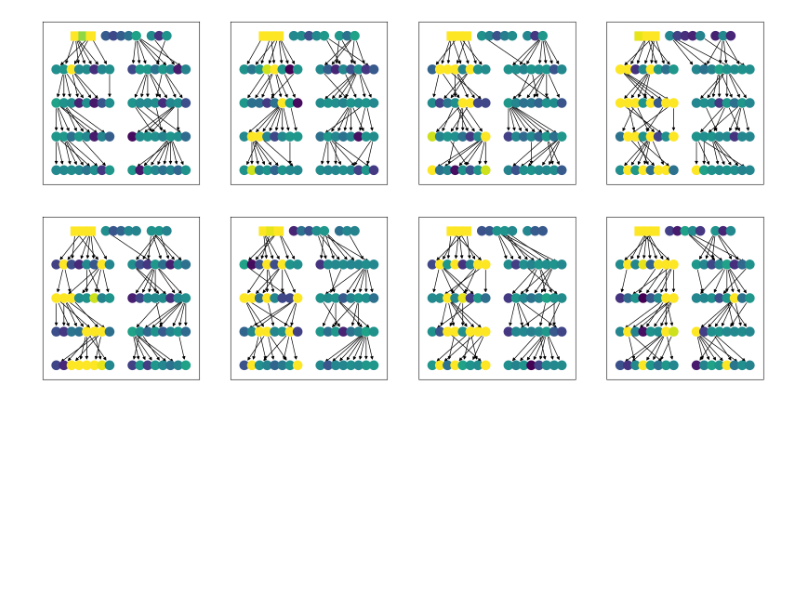
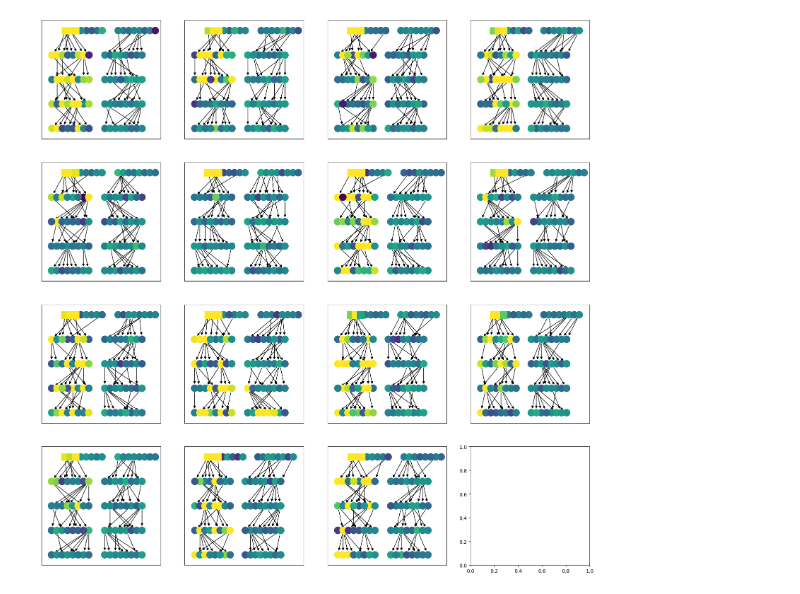
Before and after one commit to LBrinkmann/reward-network-iii, a Jupyter notebook: analysis/plot_network.ipynb, the cells around one changed output. Saved outputs shown, nothing was run; the diff lists cells and outputs as text; code cells hidden in the pictures; blank space fills up the shorter version.

```diff
--- a/analysis/plot_network.ipynb
+++ b/analysis/plot_network.ipynb
@@ -4,14 +4,16 @@ import pandas as pd
 from datetime import datetime
 import matplotlib.pyplot as plt
 # %%
-experiment_type = 'reward-network-iii-6A-v2'
-experiment_type = 'reward-network-iii-6B-v1'
-experiment_type = 'reward-network-iii-7B-v1'
-experiment_type = 'reward-network-iii-8B-v1'
-experiment_type = 'reward-network-iii-8A-v1'
-experiment_type = 'sim_3states_8r_v4'
-experiment_type = 'sim_3states_8r_v8'
-player_df = pd.read_csv(os.path.join('./data/pilots/',experiment_type,'player.csv'))
+# experiment_type = 'reward-network-iii-6A-v2'
+# experiment_type = 'reward-network-iii-6B-v1'
+# experiment_type = 'reward-network-iii-7B-v1'
+# experiment_type = 'reward-network-iii-8B-v1'
+# experiment_type = 'reward-network-iii-8A-v1'
+# experiment_type = 'sim_3states_8r_v4'
+# experiment_type = 'sim_3states_8r_v8'
+
+# player_df = pd.read_csv(os.path.join('./data/pilots/',experiment_type,'player.csv'))
+player_df = pd.read_csv(os.path.join('./data/experiment/processed/player.csv'))
 # %%
 min_player_score = player_df['player_score'].min()
 max_player_score = player_df['player_score'].max()
@@ -36,7 +38,7 @@ node_labels = {}
 node_shapes = {}
 node_size = 200
 
-player_df = player_df[player_df['replication_idx'] < 8]
+player_df = player_df[player_df['replication_idx'] < 15]
 
 n_gen = player_df['generation'].max() + 1
 max_per_gen = player_df['within_generation_idx'].max() + 1
@@ -76,31 +78,31 @@ for rep_idx, rep_df in player_df.groupby('replication_idx'):
         node_positions[session_id] = ((player['within_generation_idx'] + x_shift), (y_shift - player['generation']))
         # Add labels
         node_labels[session_id] = player['session_name']
         # Assign shapes
         node_shapes[session_id] = 's' if player['ai_player'] else 'o'
 
 
         # Add edges
         if not pd.isna(player['advisor']):
             advisor_id = str(player['advisor'])
             G.add_edge(advisor_id, str(player['session_id']))
             if advisor_id not in node_colors:
                 # Assign a default color if advisor_id is not in player_df
                 node_colors[advisor_id] = 'gray'
 
     # Generate a list of colors for each node in the graph
     final_node_colors = [node_colors[node] for node in G.nodes()]
 
     # Draw the network
     for shape in set(node_shapes.values()):
         # Filter nodes by shape
         filtered_nodes = [node for node in G.nodes() if node_shapes[node] == shape]
         nx.draw_networkx_nodes(G, node_positions, nodelist=filtered_nodes,
                             node_color=[node_colors[node] for node in filtered_nodes],
                             node_shape=shape, node_size=node_size, ax=ax)
     nx.draw_networkx_edges(G, node_positions, edge_color='black', ax=ax)
     # nx.draw_networkx_labels(G, node_positions, labels=node_labels)
 
 plt.show()
 # %% [output]
-[figure, old version]
+[figure, new version]
```
Also changed, not shown: 13 other files.
